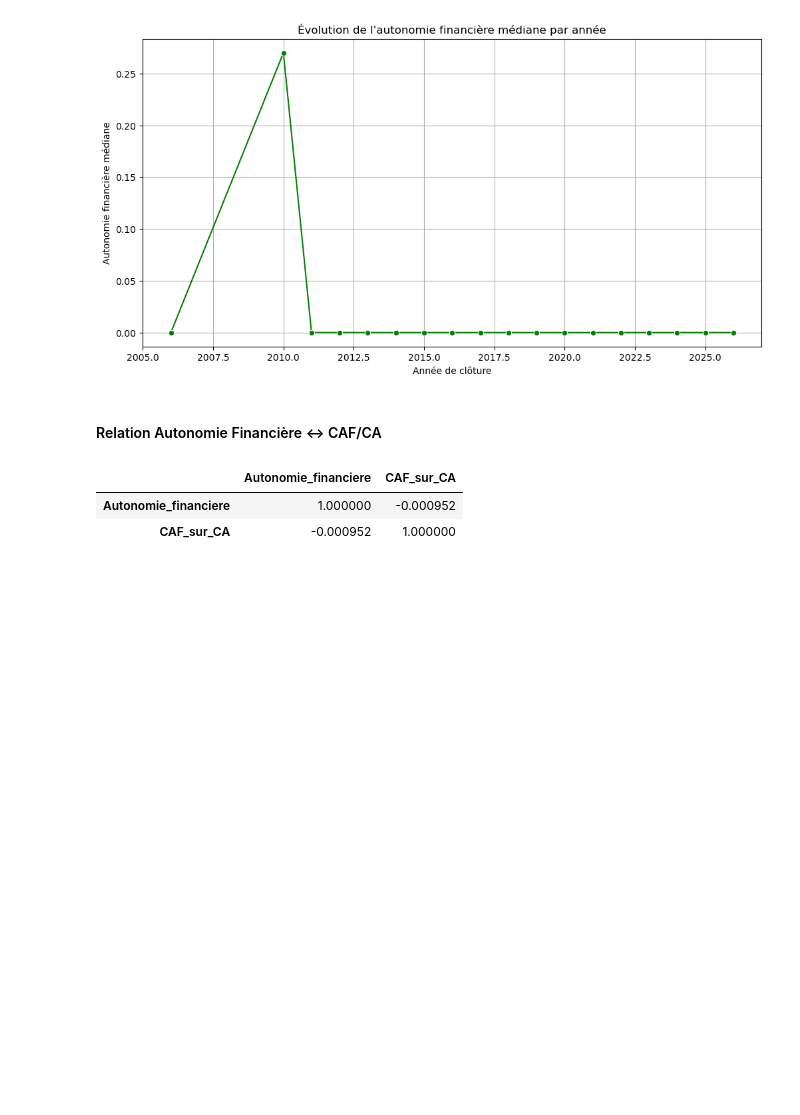
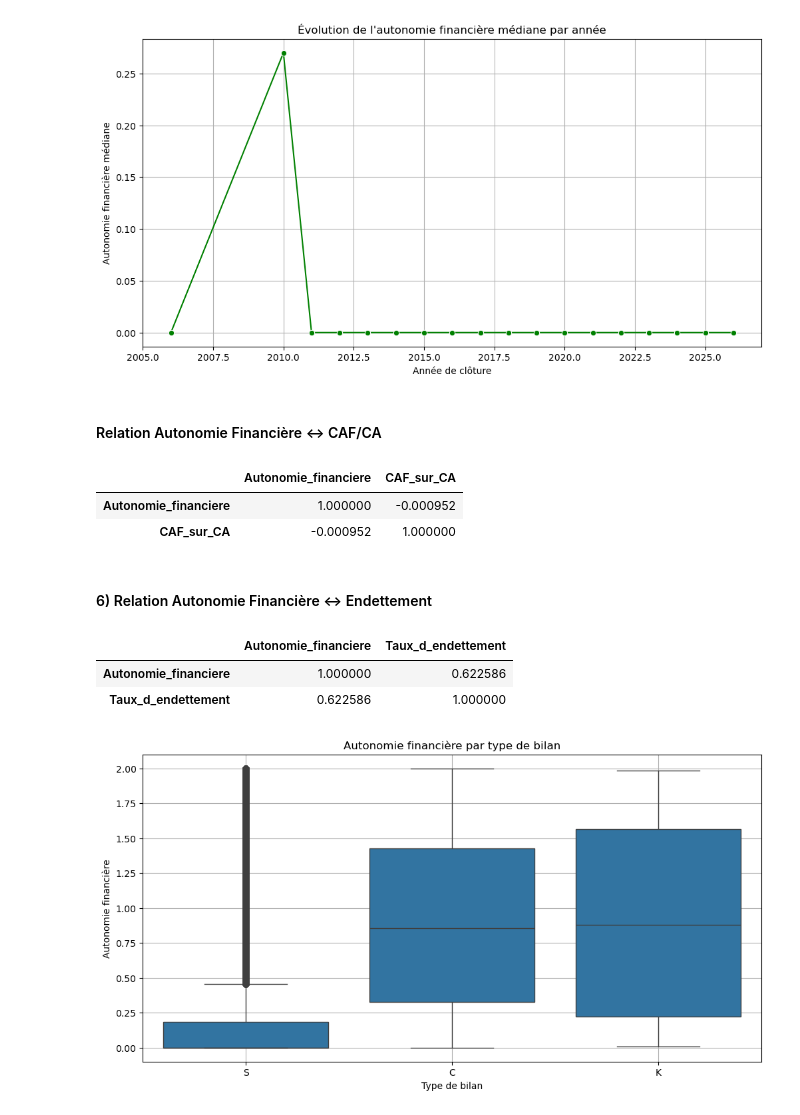
Before and after one commit to khelifaYacine/signaux-faibles-finance, a Jupyter notebook: 01_exploration.ipynb, the cells around one changed output. Saved outputs shown, nothing was run; the diff lists cells and outputs as text; code cells hidden in the pictures; blank space fills up the shorter version.

```diff
--- a/01_exploration.ipynb
+++ b/01_exploration.ipynb
@@ -533,3 +533,21 @@ df_auto[["Autonomie_financiere", "CAF_sur_CA"]].corr()
 |  | Autonomie_financiere | CAF_sur_CA |
 | Autonomie_financiere | 1.000000 | -0.000952 |
 | CAF_sur_CA | -0.000952 | 1.000000 |
+# %% [markdown]
+#### 6) Relation Autonomie Financière ↔ Endettement
+# %%
+df_auto[["Autonomie_financiere", "Taux_d_endettement"]].corr()
+# %% [output]
+|  | Autonomie_financiere | Taux_d_endettement |
+| Autonomie_financiere | 1.000000 | 0.622586 |
+| Taux_d_endettement | 0.622586 | 1.000000 |
+# %%
+plt.figure(figsize=(12,6))
+sns.boxplot(data=df_auto, x="type_bilan", y="Autonomie_financiere")
+plt.title("Autonomie financière par type de bilan")
+plt.xlabel("Type de bilan")
+plt.ylabel("Autonomie financière")
+plt.grid(True)
+plt.show()
+# %% [output]
+[figure, added]
```
Also changed, not shown: parts of 1 cell of this notebook.
